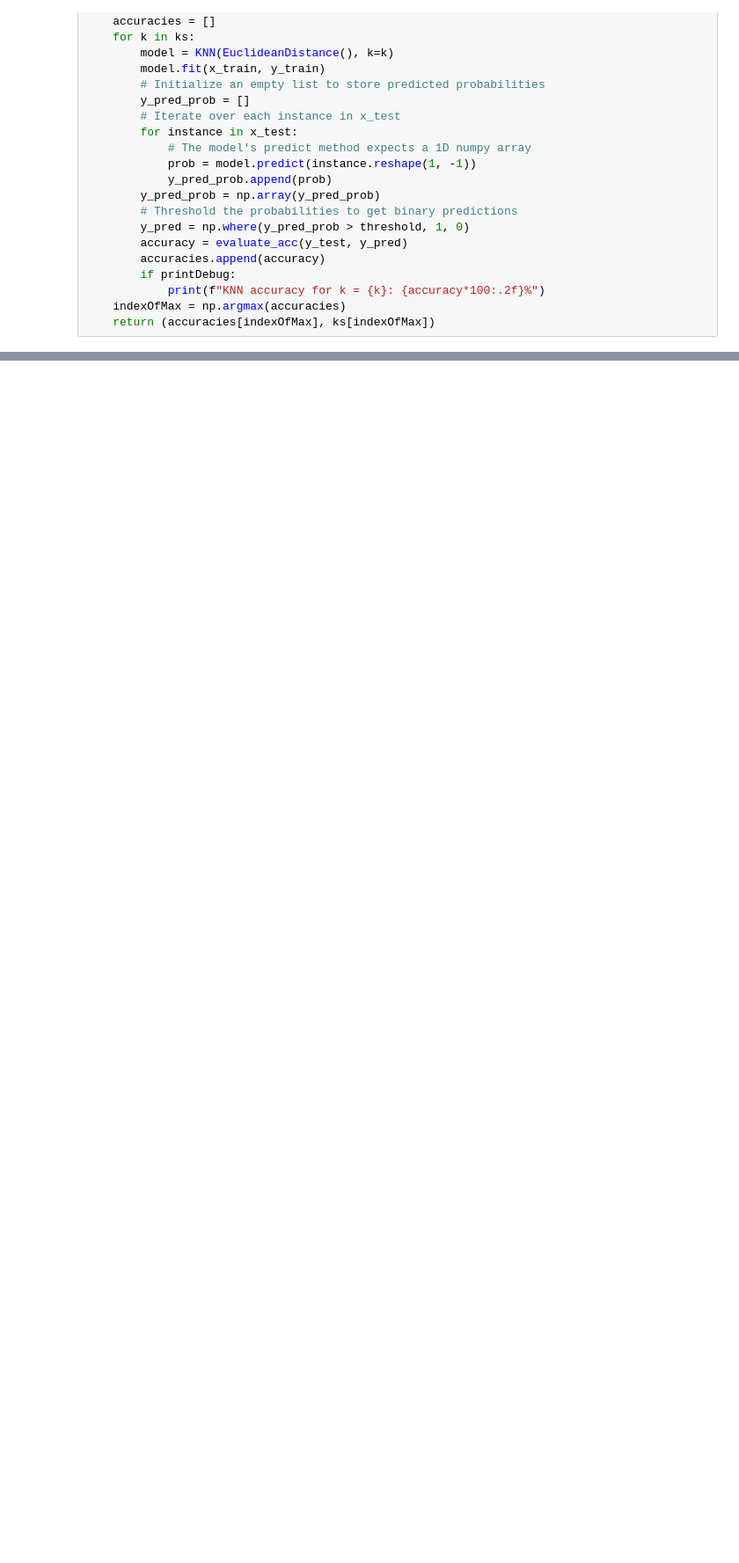
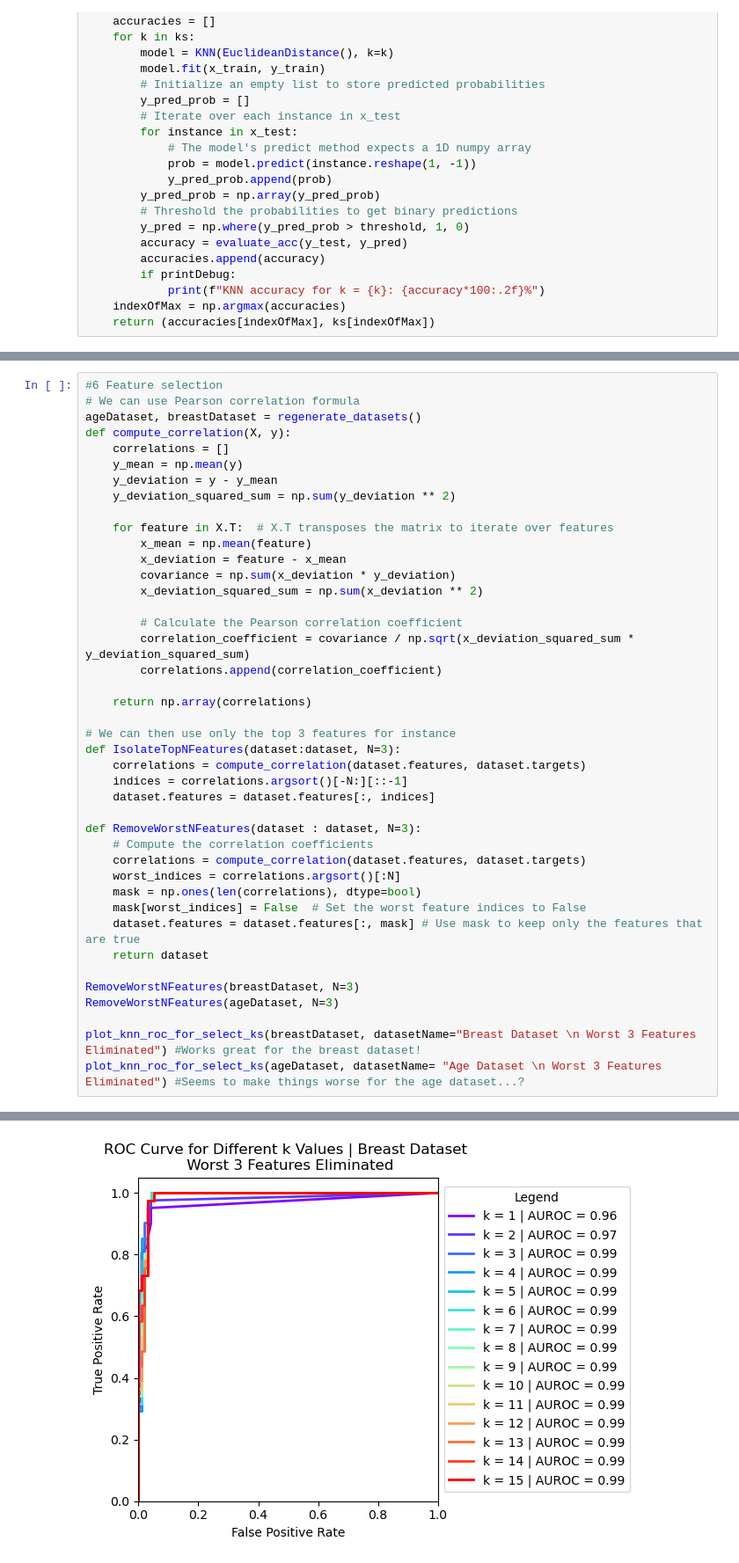
Before and after one commit to ZachGurberg/COMP551_Assignment1, a Jupyter notebook: assignment1_group-89.ipynb, the cells around one changed output, grey strips where cells are left out. Shown: that part at 88% size. Drawn from its saved outputs; the diff is of its cells as text; blank space fills up the shorter version.

```diff
--- a/assignment1_group-89.ipynb
+++ b/assignment1_group-89.ipynb
@@ -300,0 +410,43 @@ Best accuracy for KNN age dataset of train data at k = 1: 84.02
+# %%
+#6 Feature selection
+# We can use Pearson correlation formula
+ageDataset, breastDataset = regenerate_datasets()
+def compute_correlation(X, y):
+    correlations = []
+    y_mean = np.mean(y)
+    y_deviation = y - y_mean
+    y_deviation_squared_sum = np.sum(y_deviation ** 2)
+
+    for feature in X.T:  # X.T transposes the matrix to iterate over features
+        x_mean = np.mean(feature)
+        x_deviation = feature - x_mean
+        covariance = np.sum(x_deviation * y_deviation)
+        x_deviation_squared_sum = np.sum(x_deviation ** 2)
+
+        # Calculate the Pearson correlation coefficient
+        correlation_coefficient = covariance / np.sqrt(x_deviation_squared_sum * y_deviation_squared_sum)
+        correlations.append(correlation_coefficient)
+
+    return np.array(correlations)
+
+# We can then use only the top 3 features for instance
+def IsolateTopNFeatures(dataset:dataset, N=3):
+    correlations = compute_correlation(dataset.features, dataset.targets)
+    indices = correlations.argsort()[-N:][::-1]
+    dataset.features = dataset.features[:, indices]
+
+def RemoveWorstNFeatures(dataset : dataset, N=3):
+    # Compute the correlation coefficients
+    correlations = compute_correlation(dataset.features, dataset.targets)
+    worst_indices = correlations.argsort()[:N]
+    mask = np.ones(len(correlations), dtype=bool)
+    mask[worst_indices] = False  # Set the worst feature indices to False
+    dataset.features = dataset.features[:, mask] # Use mask to keep only the features that are true
+    return dataset
+
+RemoveWorstNFeatures(breastDataset, N=3)
+RemoveWorstNFeatures(ageDataset, N=3)
+
+plot_knn_roc_for_select_ks(breastDataset, datasetName="Breast Dataset \n Worst 3 Features Eliminated") #Works great for the breast dataset!
+plot_knn_roc_for_select_ks(ageDataset, datasetName= "Age Dataset \n Worst 3 Features Eliminated") #Seems to make things worse for the age dataset...?
+# %% [output]
@@ -300,0 +454 @@ Best accuracy for KNN age dataset of train data at k = 1: 84.02
+[figure, added]
```
Also changed, not shown: parts of 7 cells of this notebook.
